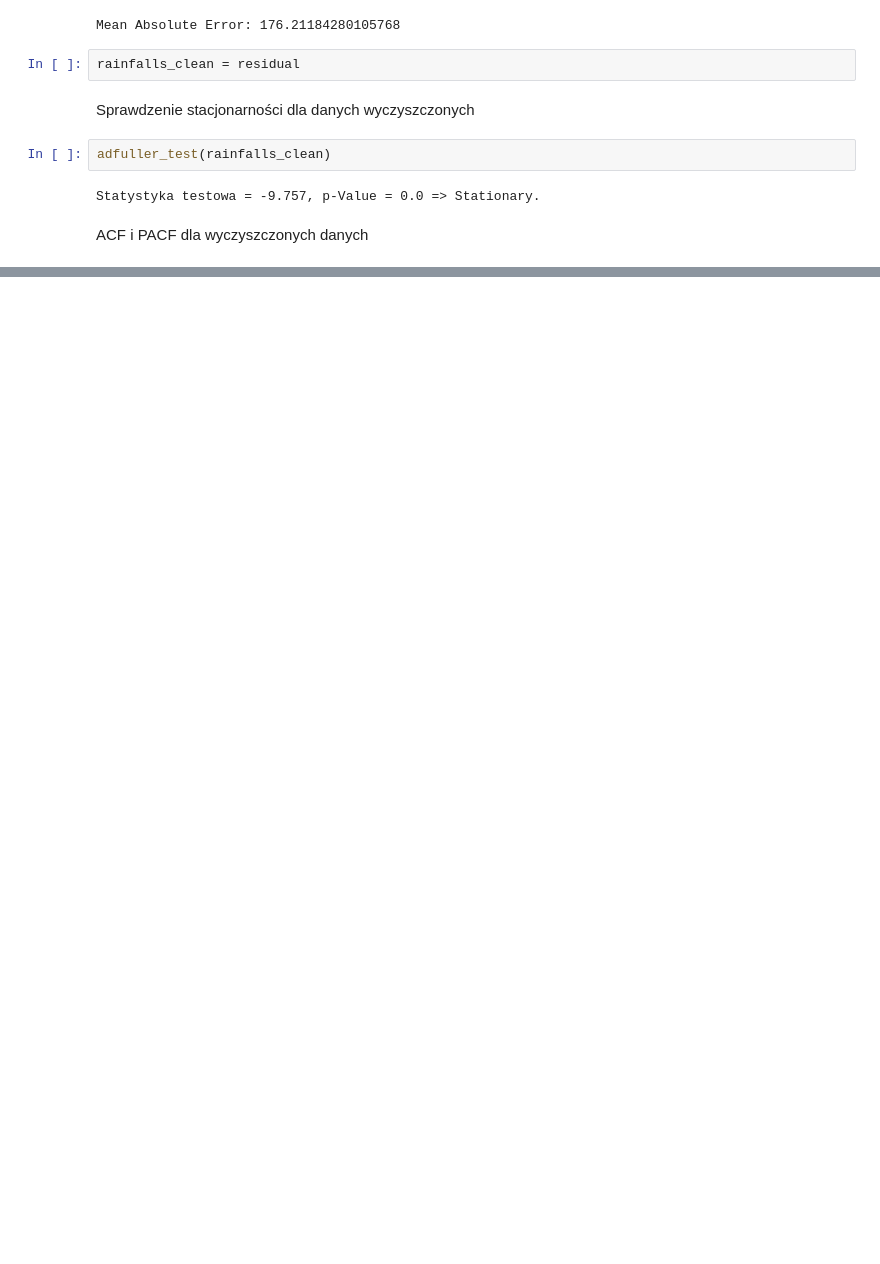
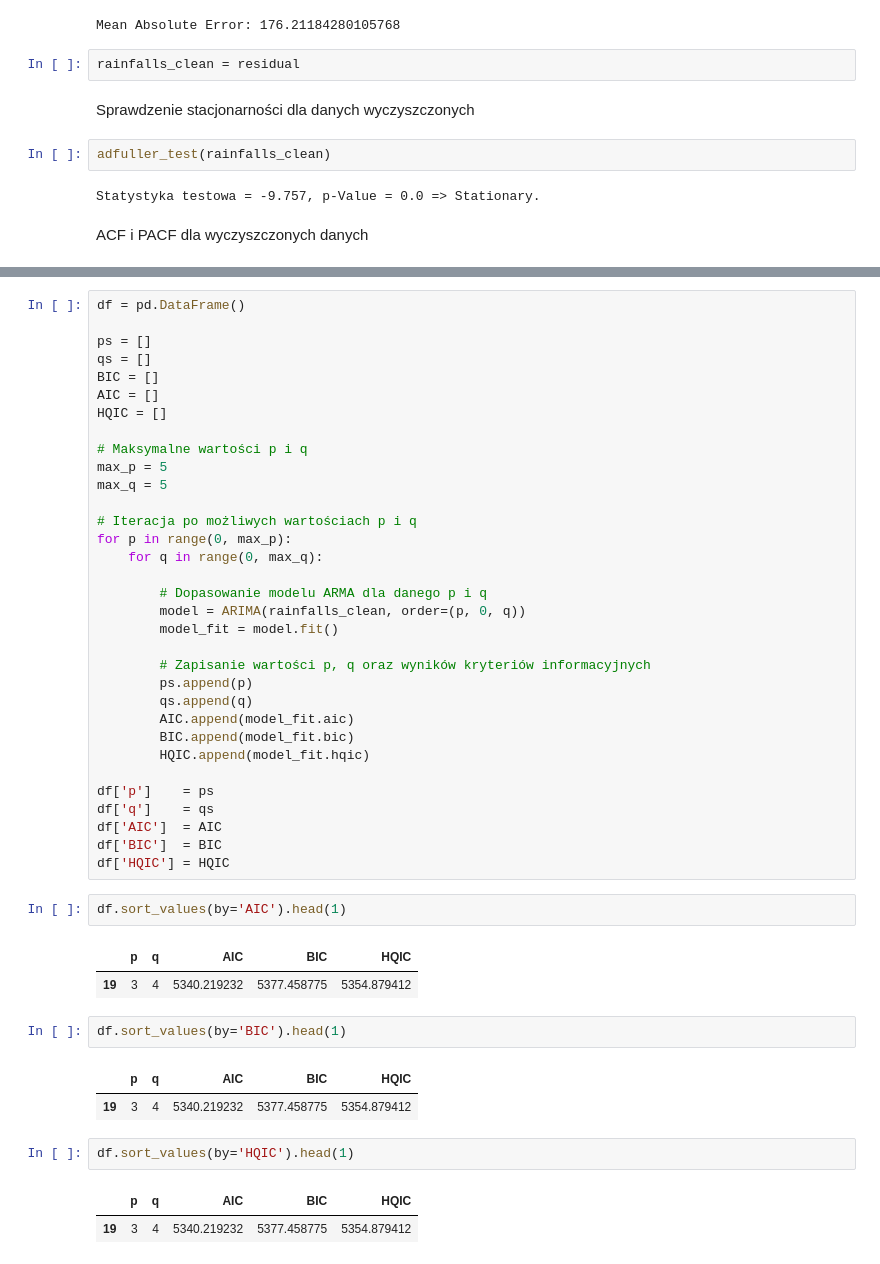
Before and after one commit to rafglo/Computer-Analysis-of-Time-Series, a Jupyter notebook: raport.ipynb, the cells around one changed output, grey strips where cells are left out. Drawn from its saved outputs; the diff is of its cells as text; blank space fills up the shorter version.

```diff
--- a/raport.ipynb
+++ b/raport.ipynb
@@ -226,0 +242,48 @@ plt.show()
+# %%
+df = pd.DataFrame()
+
+ps = []
+qs = []
+BIC = []
+AIC = []
+HQIC = []
+
+# Maksymalne wartości p i q
+max_p = 5
+max_q = 5
+
+# Iteracja po możliwych wartościach p i q
+for p in range(0, max_p):
+    for q in range(0, max_q):
+
+        # Dopasowanie modelu ARMA dla danego p i q
+        model = ARIMA(rainfalls_clean, order=(p, 0, q))
+        model_fit = model.fit()
+
+        # Zapisanie wartości p, q oraz wyników kryteriów informacyjnych
+        ps.append(p)
+        qs.append(q)
+        AIC.append(model_fit.aic)
+        BIC.append(model_fit.bic)
+        HQIC.append(model_fit.hqic)
+
+df['p']    = ps
+df['q']    = qs
+df['AIC']  = AIC
+df['BIC']  = BIC
+df['HQIC'] = HQIC
+# %%
+df.sort_values(by='AIC').head(1)
+# %% [output]
+|  | p | q | AIC | BIC | HQIC |
+| 19 | 3 | 4 | 5340.219232 | 5377.458775 | 5354.879412 |
+# %%
+df.sort_values(by='BIC').head(1)
+# %% [output]
+|  | p | q | AIC | BIC | HQIC |
+| 19 | 3 | 4 | 5340.219232 | 5377.458775 | 5354.879412 |
+# %%
+df.sort_values(by='HQIC').head(1)
+# %% [output]
+|  | p | q | AIC | BIC | HQIC |
+| 19 | 3 | 4 | 5340.219232 | 5377.458775 | 5354.879412 |
```
Also changed, not shown: parts of 3 cells of this notebook.
